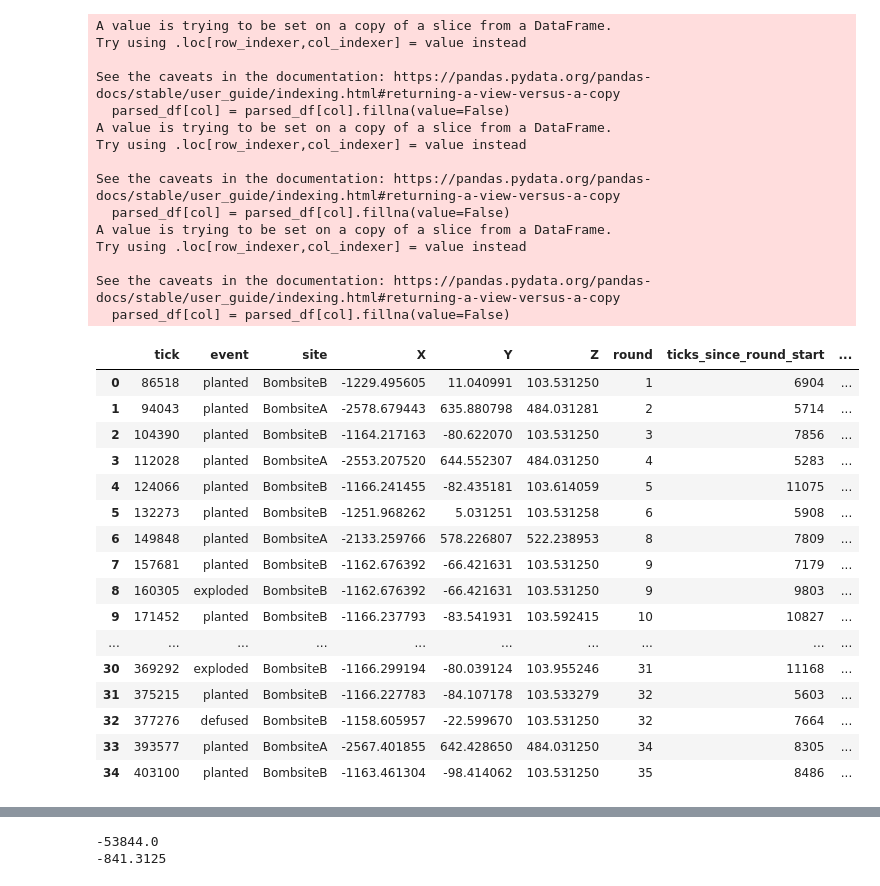
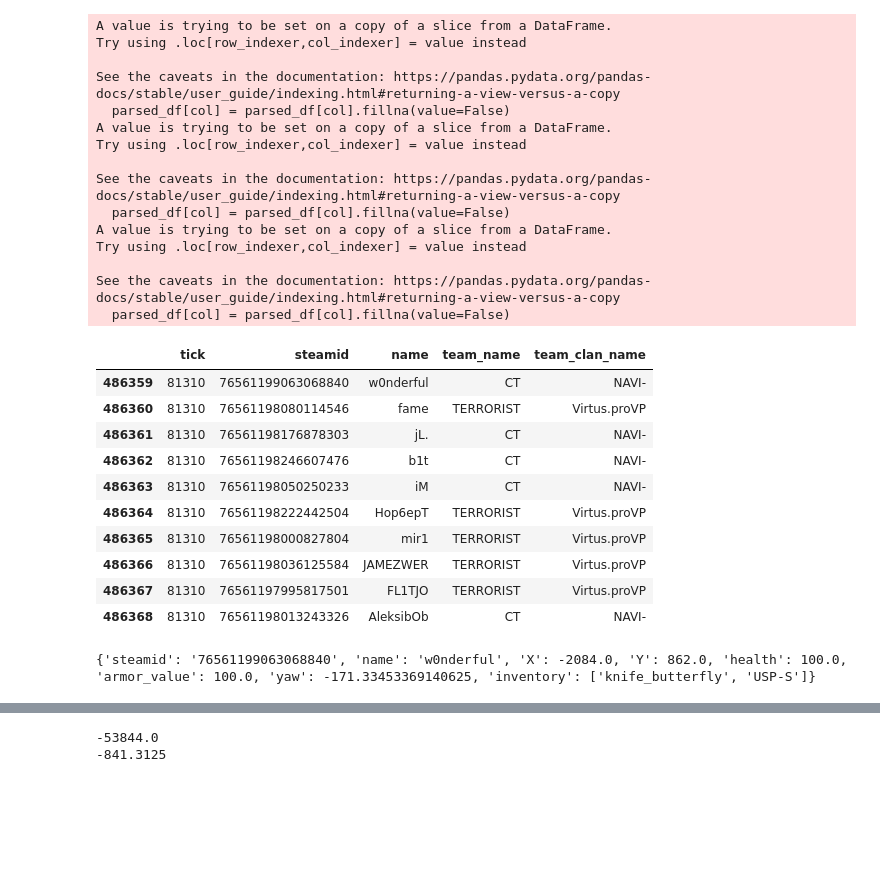
Before and after one commit to Pingrrrr/dissertation, a Jupyter notebook: cs2stats/stats/templates/stats/Untitled-1.ipynb, the cells around one changed output, grey strips where cells are left out. Saved outputs shown, nothing was run; the diff lists cells and outputs as text; code cells hidden in the pictures; blank space fills up the shorter version.

```diff
--- a/cs2stats/stats/templates/stats/Untitled-1.ipynb
+++ b/cs2stats/stats/templates/stats/Untitled-1.ipynb
@@ -11,8 +11,8 @@ from awpy.plot import plot, PLOT_SETTINGS
 
 
 steam_id="76561198013243326"
-#dem = Demo(r"C:\Users\laura\Downloads\natus-vincere-vs-virtus-pro-m1-overpass.dem", ticks=True)
-dem = Demo(r"C:\Users\laura\Downloads\natus-vincere-vs-virtus-pro-m2-anubis.dem", ticks=True)
+dem = Demo(r"C:\Users\laura\Downloads\natus-vincere-vs-virtus-pro-m1-overpass.dem", ticks=True)
+#dem = Demo(r"C:\Users\laura\Downloads\natus-vincere-vs-virtus-pro-m2-anubis.dem", ticks=True)
 
 
 
@@ -36,29 +36,48 @@ Try using .loc[row_indexer,col_indexer] = value instead
 
 See the caveats in the documentation: https://pandas.pydata.org/pandas-docs/stable/user_guide/indexing.html#returning-a-view-versus-a-copy
   parsed_df[col] = parsed_df[col].fillna(value=False)
-# %%
-
-
-dem.bomb
-#for index, bomb_event in dem.bomb.iterrows():
-    #print(bomb_event['ticks_since_bomb_plant'])
-
-dem.bomb
-# %% [output]
-|  | tick | event | site | X | Y | Z | round | ticks_since_round_start | ... |
-| 0 | 86518 | planted | BombsiteB | -1229.495605 | 11.040991 | 103.531250 | 1 | 6904 | ... |
-| 1 | 94043 | planted | BombsiteA | -2578.679443 | 635.880798 | 484.031281 | 2 | 5714 | ... |
-| 2 | 104390 | planted | BombsiteB | -1164.217163 | -80.622070 | 103.531250 | 3 | 7856 | ... |
-| 3 | 112028 | planted | BombsiteA | -2553.207520 | 644.552307 | 484.031250 | 4 | 5283 | ... |
-| 4 | 124066 | planted | BombsiteB | -1166.241455 | -82.435181 | 103.614059 | 5 | 11075 | ... |
-| 5 | 132273 | planted | BombsiteB | -1251.968262 | 5.031251 | 103.531258 | 6 | 5908 | ... |
-| 6 | 149848 | planted | BombsiteA | -2133.259766 | 578.226807 | 522.238953 | 8 | 7809 | ... |
-| 7 | 157681 | planted | BombsiteB | -1162.676392 | -66.421631 | 103.531250 | 9 | 7179 | ... |
-| 8 | 160305 | exploded | BombsiteB | -1162.676392 | -66.421631 | 103.531250 | 9 | 9803 | ... |
-| 9 | 171452 | planted | BombsiteB | -1166.237793 | -83.541931 | 103.592415 | 10 | 10827 | ... |
-| ... | ... | ... | ... | ... | ... | ... | ... | ... | ... |
-| 30 | 369292 | exploded | BombsiteB | -1166.299194 | -80.039124 | 103.955246 | 31 | 11168 | ... |
-| 31 | 375215 | planted | BombsiteB | -1166.227783 | -84.107178 | 103.533279 | 32 | 5603 | ... |
-| 32 | 377276 | defused | BombsiteB | -1158.605957 | -22.599670 | 103.531250 | 32 | 7664 | ... |
-| 33 | 393577 | planted | BombsiteA | -2567.401855 | 642.428650 | 484.031250 | 34 | 8305 | ... |
-| 34 | 403100 | planted | BombsiteB | -1163.461304 | -98.414062 | 103.531250 | 35 | 8486 | ... |
+# %%
+
+dem.weapon_fires[['player_zoom_lvl','player_accuracy_penalty']].head(n=5)
+len(dem.weapon_fires)
+dem.grenades['grenade_type'].unique()
+
+dem.weapon_fires[['player_steamid','player_name','tick','player_X','player_Y','player_Z','player_yaw','weapon','player_zoom_lvl','player_accuracy_penalty']].iloc[0].to_dict()
+
+dem.ticks[dem.ticks['tick'] == (dem.ticks.iloc[0]['tick'])][['tick', 'steamid', 'name', 'team_name', 'team_clan_name']]
+# %% [output]
+|  | tick | steamid | name | team_name | team_clan_name |
+| 486359 | 81310 | 76561199063068840 | w0nderful | CT | NAVI- |
+| 486360 | 81310 | 76561198080114546 | fame | TERRORIST | Virtus.proVP |
+| 486361 | 81310 | 76561198176878303 | jL. | CT | NAVI- |
+| 486362 | 81310 | 76561198246607476 | b1t | CT | NAVI- |
+| 486363 | 81310 | 76561198050250233 | iM | CT | NAVI- |
+| 486364 | 81310 | 76561198222442504 | Hop6epT | TERRORIST | Virtus.proVP |
+| 486365 | 81310 | 76561198000827804 | mir1 | TERRORIST | Virtus.proVP |
+| 486366 | 81310 | 76561198036125584 | JAMEZWER | TERRORIST | Virtus.proVP |
+| 486367 | 81310 | 76561197995817501 | FL1TJO | TERRORIST | Virtus.proVP |
+| 486368 | 81310 | 76561198013243326 | AleksibOb | CT | NAVI- |
+# %%
+
+
+#every 12th tick (assuming 64 tick rate)
+roundTicks = dem.ticks[dem.ticks['round']==1].sort_values(by=['tick'])
+players = roundTicks['steamid'].unique()
+
+startTick = roundTicks.head(1)['tick'].values[0]
+endTick = roundTicks.tail(1)['tick'].values[0]
+ticks = list(range(startTick,endTick,12))#get every 12th tick only
+roundTicks = roundTicks[roundTicks['tick'].isin(ticks)]
+playerPos=[]
+
+for tick in ticks:
+    roundTick = roundTicks[roundTicks['tick']==tick][['steamid','name','X','Y', 'health', 'armor_value', 'yaw', 'inventory']]
+    t=[]
+    for i in roundTick.index:
+        t.append(roundTick.loc[i].to_dict())
+
+    playerPos.append(t)
+
+print(playerPos[0][0])
+# %% [output]
+{'steamid': '76561199063068840', 'name': 'w0nderful', 'X': -2084.0, 'Y': 862.0, 'health': 100.0, 'armor_value': 100.0, 'yaw': -171.33453369140625, 'inventory': ['knife_butterfly', 'USP-S']}
```
Also changed, not shown: parts of 2 cells of this notebook, 8 other files.
